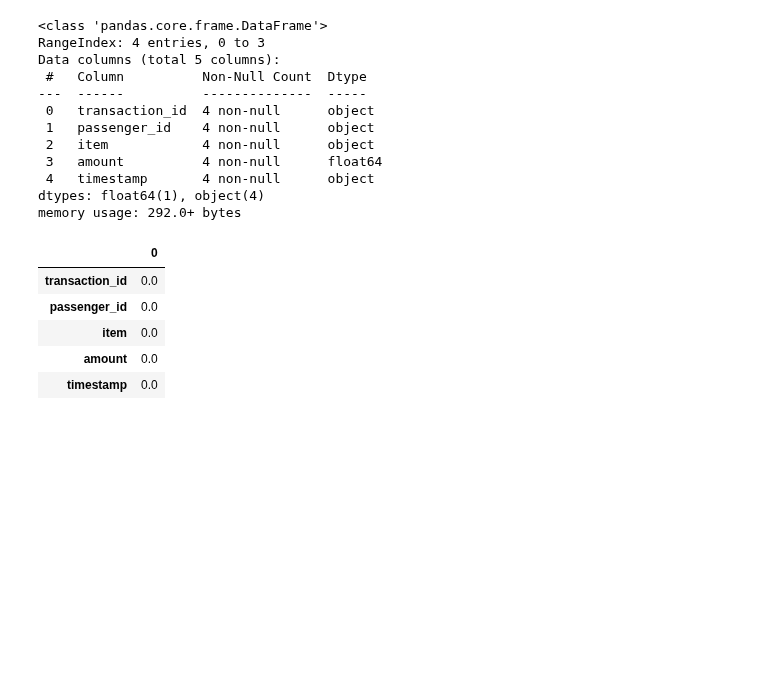
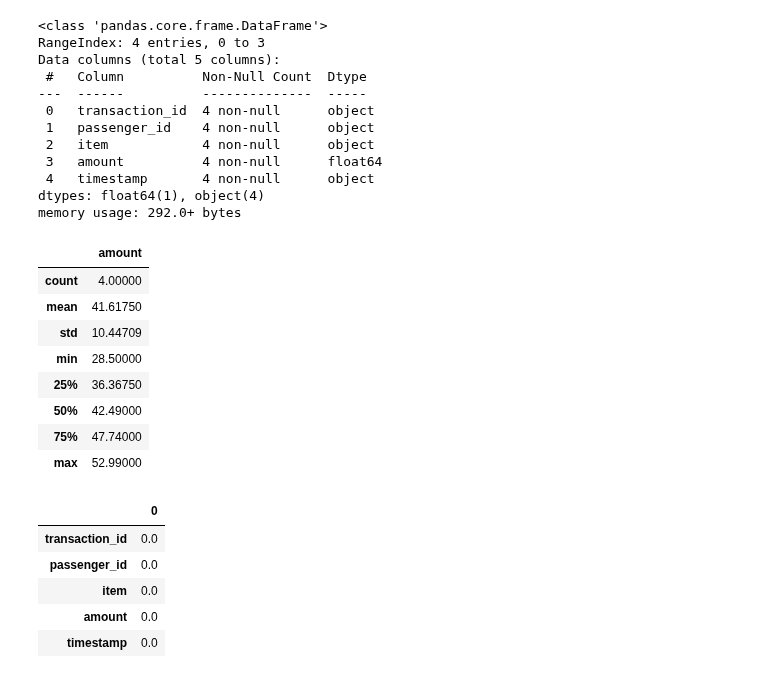
Before and after one commit to m-zayed5722/Miscellaneous-Projects, a Jupyter notebook: DS_Practice.ipynb, the cells around one changed output. Cells and saved outputs as stored; diff of their text form; code cells hidden in the pictures; blank space fills up the shorter version.

```diff
--- a/DS_Practice.ipynb
+++ b/DS_Practice.ipynb
@@ -63,6 +63,18 @@ Data columns (total 5 columns):
  4   timestamp       4 non-null      object
 dtypes: float64(1), object(4)
 memory usage: 292.0+ bytes
+# %%
+df.describe()
+# %% [output]
+|  | amount |
+| count | 4.00000 |
+| mean | 41.61750 |
+| std | 10.44709 |
+| min | 28.50000 |
+| 25% | 36.36750 |
+| 50% | 42.49000 |
+| 75% | 47.74000 |
+| max | 52.99000 |
 # %%
 (df.isnull().sum() / len(df)) * 100
 # %% [output]
```
Also changed, not shown: parts of 2 cells of this notebook.
